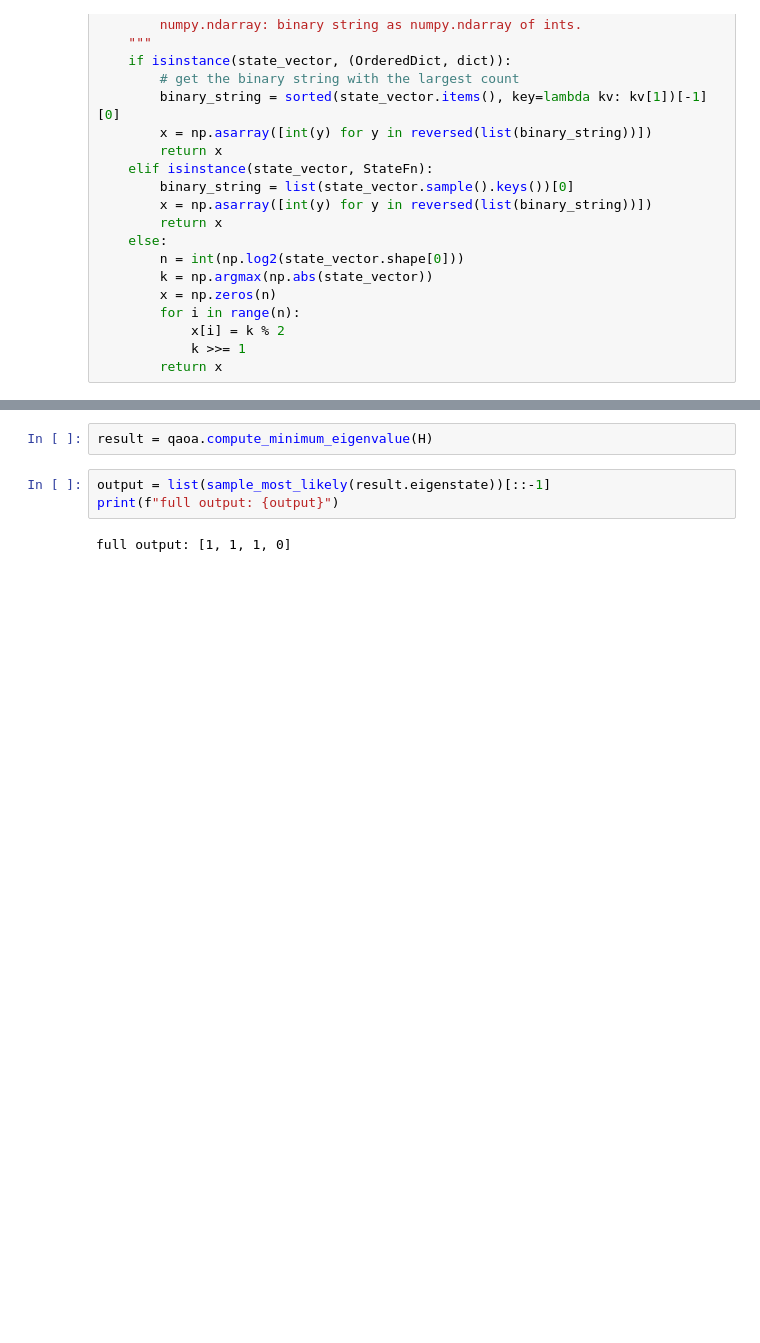
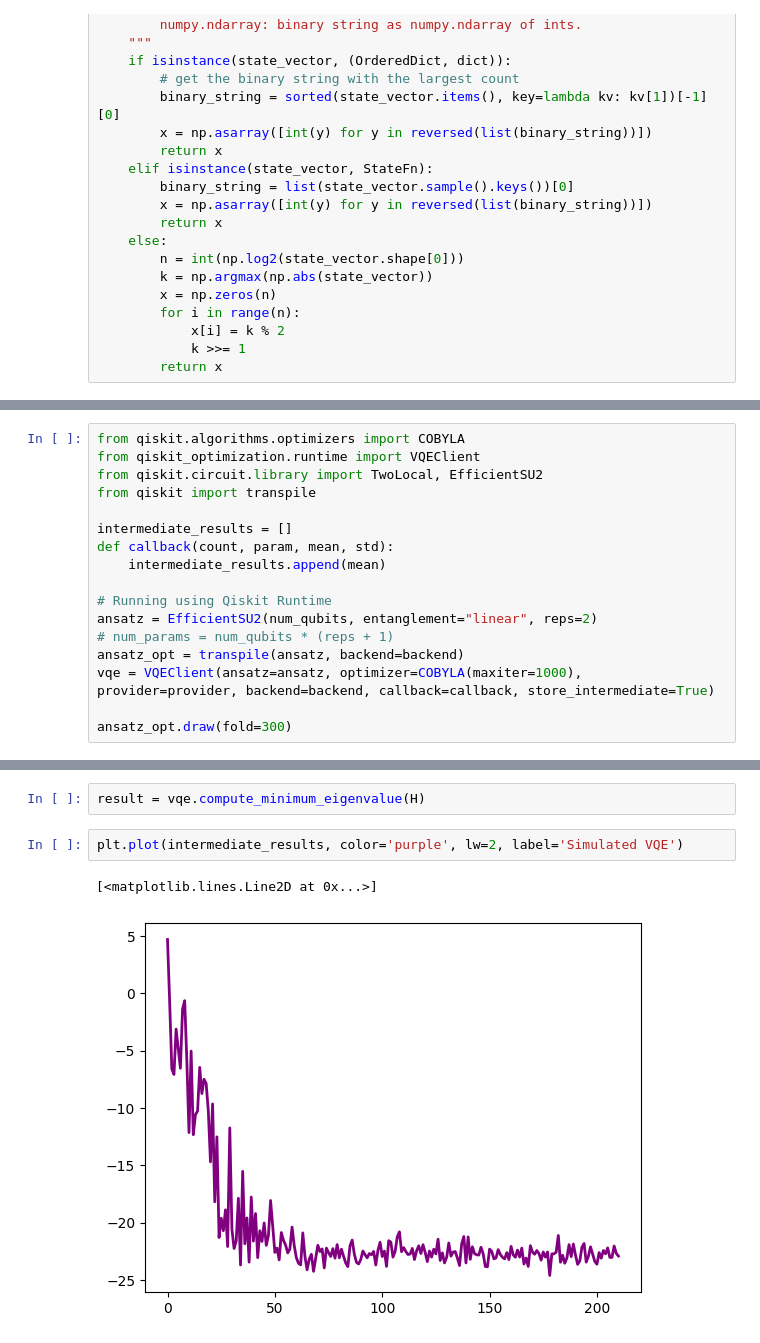
Before and after one commit to lumapools/qaoa_sat-nae, a Jupyter notebook: alternate_form.ipynb, the cells around one changed output, grey strips where cells are left out. Drawn from its saved outputs; the diff is of its cells as text; blank space fills up the shorter version.

```diff
--- a/alternate_form.ipynb
+++ b/alternate_form.ipynb
@@ -226,0 +223,17 @@ qaoa = QAOAClient(optimizer=COBYLA(), provider=provider, backend=backend)
+# %%
+from qiskit.algorithms.optimizers import COBYLA
+from qiskit_optimization.runtime import VQEClient
+from qiskit.circuit.library import TwoLocal, EfficientSU2
+from qiskit import transpile
+
+intermediate_results = []
+def callback(count, param, mean, std):
+    intermediate_results.append(mean)
+
+# Running using Qiskit Runtime
+ansatz = EfficientSU2(num_qubits, entanglement="linear", reps=2)
+# num_params = num_qubits * (reps + 1)
+ansatz_opt = transpile(ansatz, backend=backend)
+vqe = VQEClient(ansatz=ansatz, optimizer=COBYLA(maxiter=1000), provider=provider, backend=backend, callback=callback, store_intermediate=True)
+
+ansatz_opt.draw(fold=300)
@@ -227,7 +250,7 @@ qaoa = QAOAClient(optimizer=COBYLA(), provider=provider, backend=backend)
 # %%
-result = qaoa.compute_minimum_eigenvalue(H)
+result = vqe.compute_minimum_eigenvalue(H)
-# %%
-output = list(sample_most_likely(result.eigenstate))[::-1]
-print(f"full output: {output}")
-# %% [output]
-full output: [1, 1, 1, 0]
+# %%
+plt.plot(intermediate_results, color='purple', lw=2, label='Simulated VQE')
+# %% [output]
+[<matplotlib.lines.Line2D at 0x...>]
+[figure, added]
```
Also changed, not shown: parts of 19 cells of this notebook.
